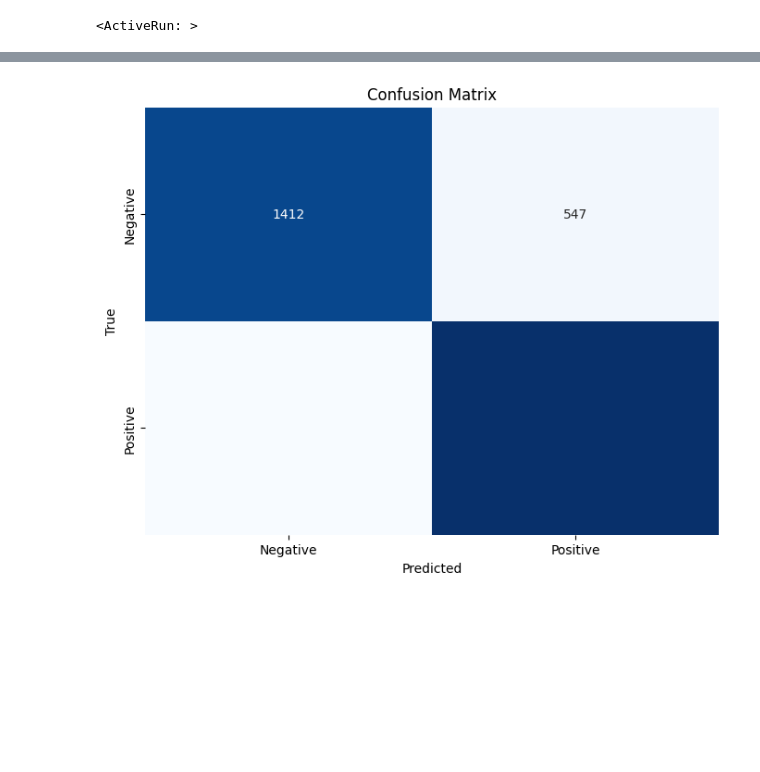
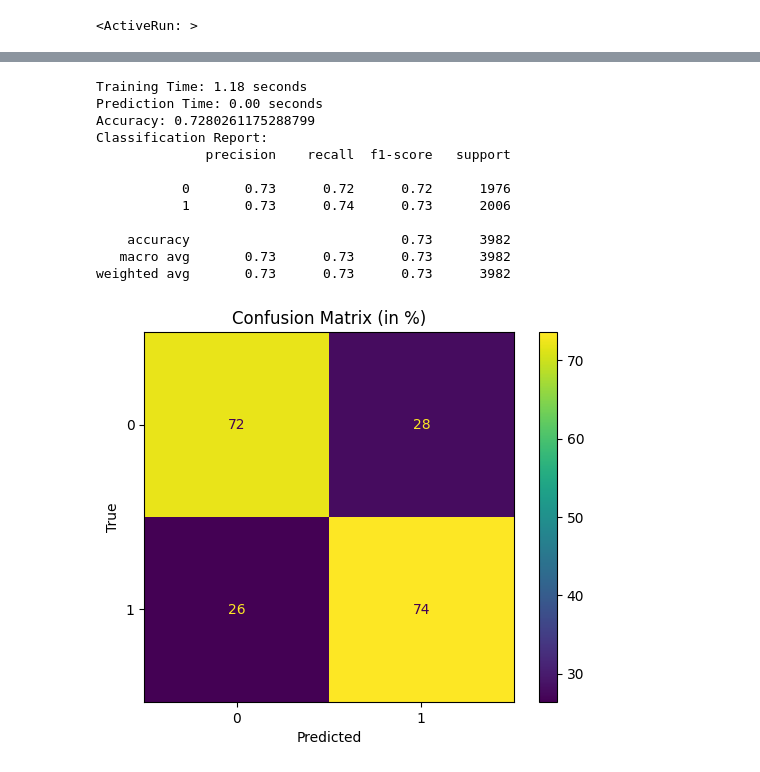
Before and after one commit to nasr-edine/detect-badbuzz, a Jupyter notebook: notebooks/lr_model.ipynb, the cells around one changed output, grey strips where cells are left out. Saved outputs shown, nothing was run; the diff lists cells and outputs as text; code cells hidden in the pictures; blank space fills up the shorter version.

Commit message:
updata lr and lstm model

```diff
--- a/notebooks/lr_model.ipynb
+++ b/notebooks/lr_model.ipynb
@@ -212,27 +198,52 @@ weighted avg       0.73      0.73      0.73      3978
-# %%
-import matplotlib.pyplot as plt
-import seaborn as sns
-
-from sklearn.metrics import confusion_matrix
-
-# Calculate the confusion matrix
-conf_matrix = confusion_matrix(y_test, y_pred)
-
-# Create a heatmap for the confusion matrix
-plt.figure(figsize=(8, 6))
-sns.heatmap(conf_matrix, annot=True, fmt="d", cmap="Blues", cbar=False,
-            xticklabels=['Negative', 'Positive'],
-            yticklabels=['Negative', 'Positive'])
-plt.xlabel('Predicted')
-plt.ylabel('True')
-plt.title('Confusion Matrix')
-# Save the plot as an image (e.g., PNG)
-plt.savefig('../imgs/confusion_matrix_plot.png')
-mlflow.log_artifact('../imgs/confusion_matrix_plot.png')
-
-plt.show()
-# %% [output]
-[figure, removed]
+# %%
+import numpy as np
+from sklearn.metrics import confusion_matrix, ConfusionMatrixDisplay
+import matplotlib.pyplot as plt
+
+# Evaluate the model
+accuracy = accuracy_score(y_test, y_pred)
+report = classification_report(y_test, y_pred)
+conf_matrix = confusion_matrix(y_test, y_pred)
+
+# Print the results including training and prediction times
+print(f"Training Time: {training_time:.2f} seconds")
+print(f"Prediction Time: {prediction_time:.2f} seconds")
+print(f"Accuracy: {accuracy}")
+print("Classification Report:")
+print(report)
+
+# Normalize the confusion matrix to display percentages
+conf_matrix_norm = conf_matrix.astype('float') / conf_matrix.sum(axis=1)[:, np.newaxis] * 100
+
+# Plot the confusion matrix using ConfusionMatrixDisplay
+disp = ConfusionMatrixDisplay(confusion_matrix=conf_matrix_norm, display_labels=model.classes_)
+
+# Display the confusion matrix
+disp.plot()
+plt.xlabel('Predicted')
+plt.ylabel('True')
+plt.title('Confusion Matrix (in %)')
+
+# Save the plot as an image (e.g., PNG)
+plt.savefig('../imgs/confusion_matrix_plot.png')
+mlflow.log_artifact('../imgs/confusion_matrix_plot.png')
+
+# Show the plot
+plt.show()
+# %% [output]
+Training Time: 1.18 seconds
+Prediction Time: 0.00 seconds
+Accuracy: 0.7280261175288799
+Classification Report:
+              precision    recall  f1-score   support
+
+           0       0.73      0.72      0.72      1976
+           1       0.73      0.74      0.73      2006
+
+    accuracy                           0.73      3982
+   macro avg       0.73      0.73      0.73      3982
+weighted avg       0.73      0.73      0.73      3982
+[figure, added]
 # %%
 from sklearn.metrics import roc_curve, roc_auc_score, auc
 import matplotlib.pyplot as plt
```
Also changed, not shown: parts of 10 cells of this notebook, 1 other file.
